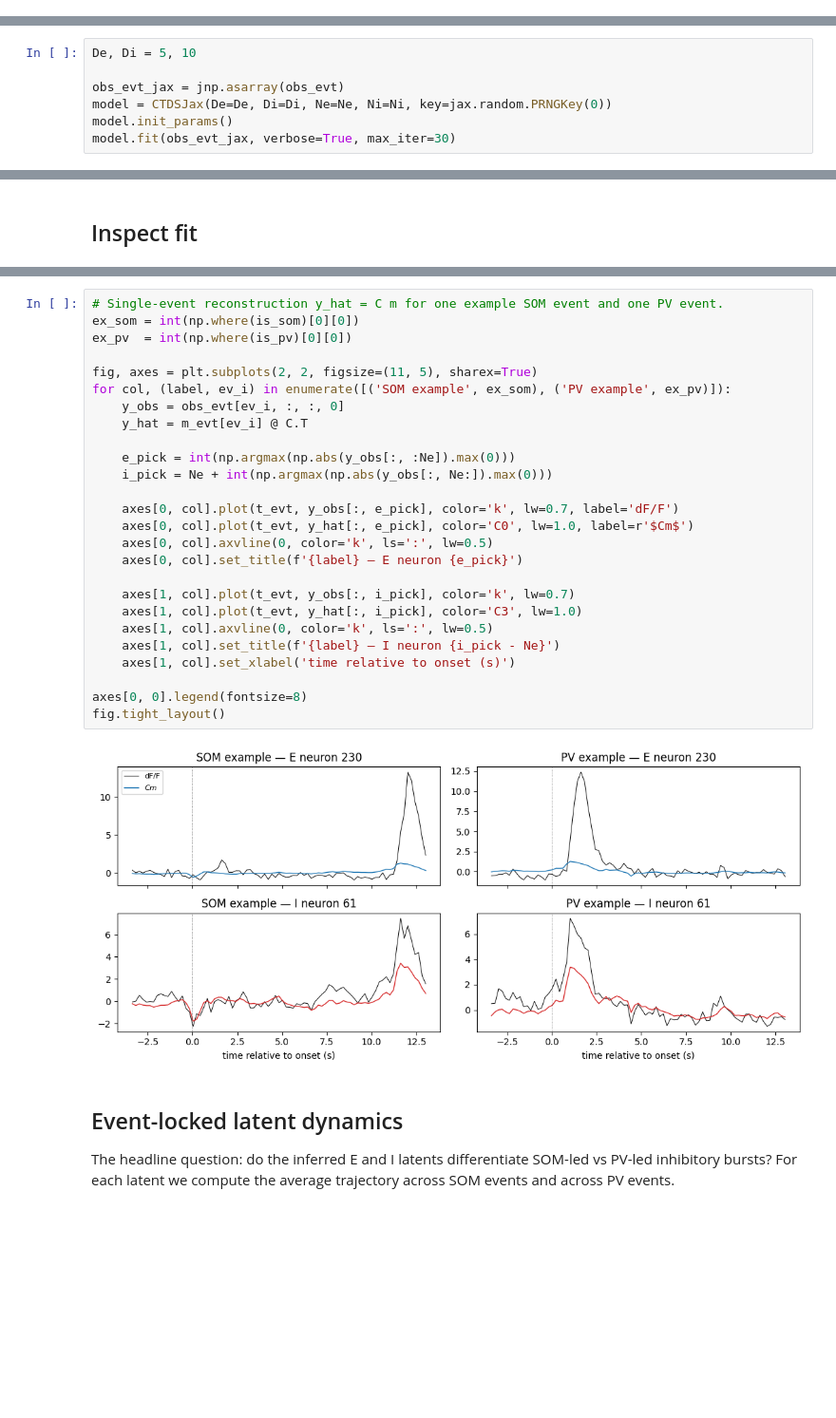
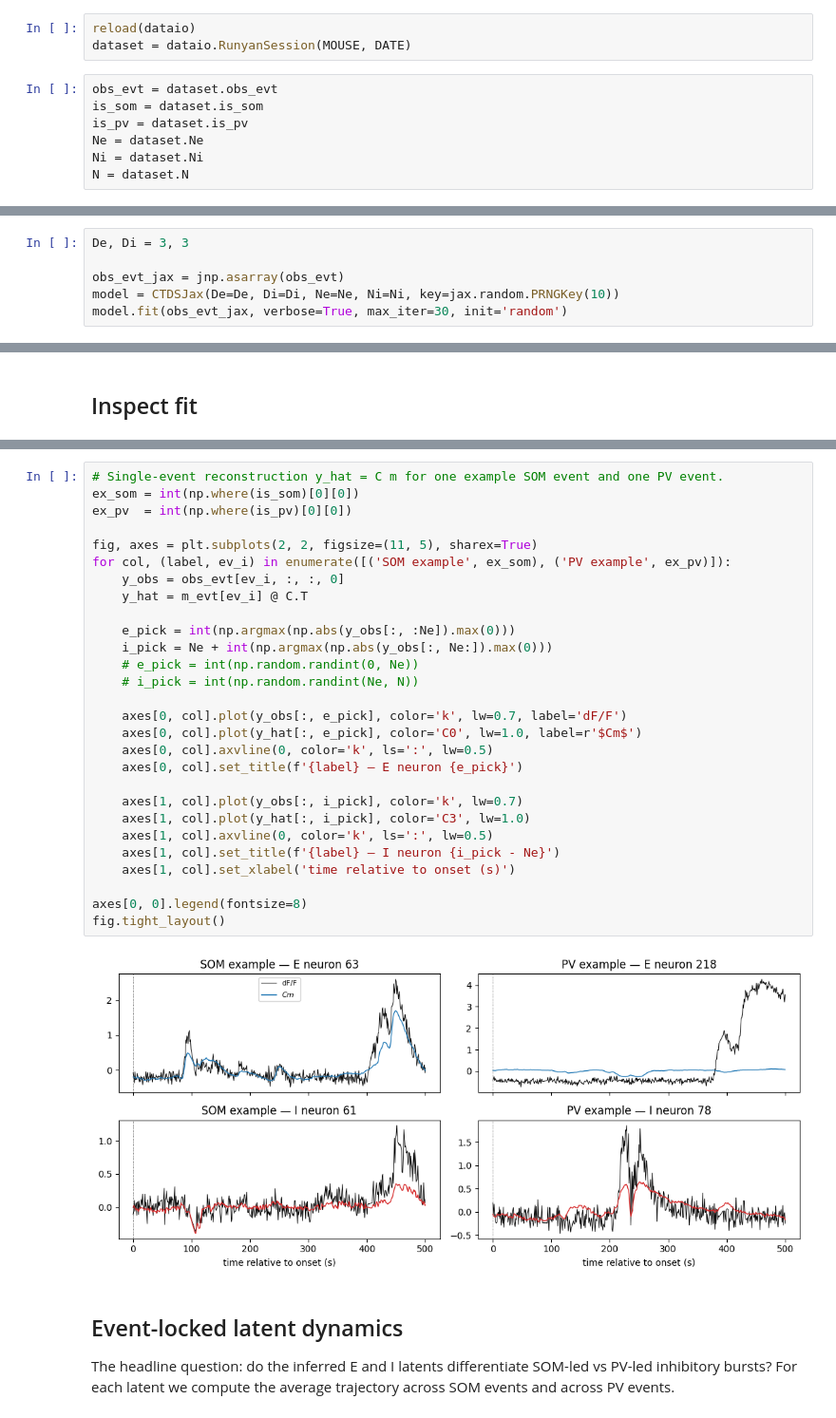
Before and after one commit to jeremyschroeter/pillow_lab_rotation, a Jupyter notebook: notebooks/explore_data.ipynb, the cells around one changed output, grey strips where cells are left out. Shown at 95% size. Drawn from its saved outputs; the diff is of its cells as text; blank space fills up the shorter version.

```diff
--- a/notebooks/explore_data.ipynb
+++ b/notebooks/explore_data.ipynb
@@ -178,0 +34,10 @@ fig.tight_layout()
+# %%
+reload(dataio)
+dataset = dataio.RunyanSession(MOUSE, DATE)
+# %%
+obs_evt = dataset.obs_evt
+is_som = dataset.is_som
+is_pv = dataset.is_pv
+Ne = dataset.Ne
+Ni = dataset.Ni
+N = dataset.N
@@ -190,10 +133,9 @@ We use a small latent budget — `De=10` E latents and `Di=5` I latents. Random
 init is enough at this scale; switch to `init_params(obs_evt_jax)` for
 EIRNN/NMF init if EM gets stuck.
 # %%
-De, Di = 5, 10
+De, Di = 3, 3
 
 obs_evt_jax = jnp.asarray(obs_evt)
-model = CTDSJax(De=De, Di=Di, Ne=Ne, Ni=Ni, key=jax.random.PRNGKey(0))
-model.init_params()
-model.fit(obs_evt_jax, verbose=True, max_iter=30)
+model = CTDSJax(De=De, Di=Di, Ne=Ne, Ni=Ni, key=jax.random.PRNGKey(10))
+model.fit(obs_evt_jax, verbose=True, max_iter=30, init='random')
 # %% [output]
@@ -280,31 +222,33 @@ fig.tight_layout()
 # %%
 # Single-event reconstruction y_hat = C m for one example SOM event and one PV event.
 ex_som = int(np.where(is_som)[0][0])
 ex_pv  = int(np.where(is_pv)[0][0])
 
 fig, axes = plt.subplots(2, 2, figsize=(11, 5), sharex=True)
 for col, (label, ev_i) in enumerate([('SOM example', ex_som), ('PV example', ex_pv)]):
     y_obs = obs_evt[ev_i, :, :, 0]
     y_hat = m_evt[ev_i] @ C.T
 
     e_pick = int(np.argmax(np.abs(y_obs[:, :Ne]).max(0)))
     i_pick = Ne + int(np.argmax(np.abs(y_obs[:, Ne:]).max(0)))
+    # e_pick = int(np.random.randint(0, Ne))
+    # i_pick = int(np.random.randint(Ne, N))
 
-    axes[0, col].plot(t_evt, y_obs[:, e_pick], color='k', lw=0.7, label='dF/F')
-    axes[0, col].plot(t_evt, y_hat[:, e_pick], color='C0', lw=1.0, label=r'$Cm$')
+    axes[0, col].plot(y_obs[:, e_pick], color='k', lw=0.7, label='dF/F')
+    axes[0, col].plot(y_hat[:, e_pick], color='C0', lw=1.0, label=r'$Cm$')
     axes[0, col].axvline(0, color='k', ls=':', lw=0.5)
     axes[0, col].set_title(f'{label} — E neuron {e_pick}')
 
-    axes[1, col].plot(t_evt, y_obs[:, i_pick], color='k', lw=0.7)
-    axes[1, col].plot(t_evt, y_hat[:, i_pick], color='C3', lw=1.0)
+    axes[1, col].plot(y_obs[:, i_pick], color='k', lw=0.7)
+    axes[1, col].plot(y_hat[:, i_pick], color='C3', lw=1.0)
     axes[1, col].axvline(0, color='k', ls=':', lw=0.5)
     axes[1, col].set_title(f'{label} — I neuron {i_pick - Ne}')
     axes[1, col].set_xlabel('time relative to onset (s)')
 
 axes[0, 0].legend(fontsize=8)
 fig.tight_layout()
 # %% [output]
-[figure, old version]
+[figure, new version]
 # %% [markdown]
 ## Event-locked latent dynamics
 
```
Also changed, not shown: parts of 19 cells of this notebook, 10 other files.
